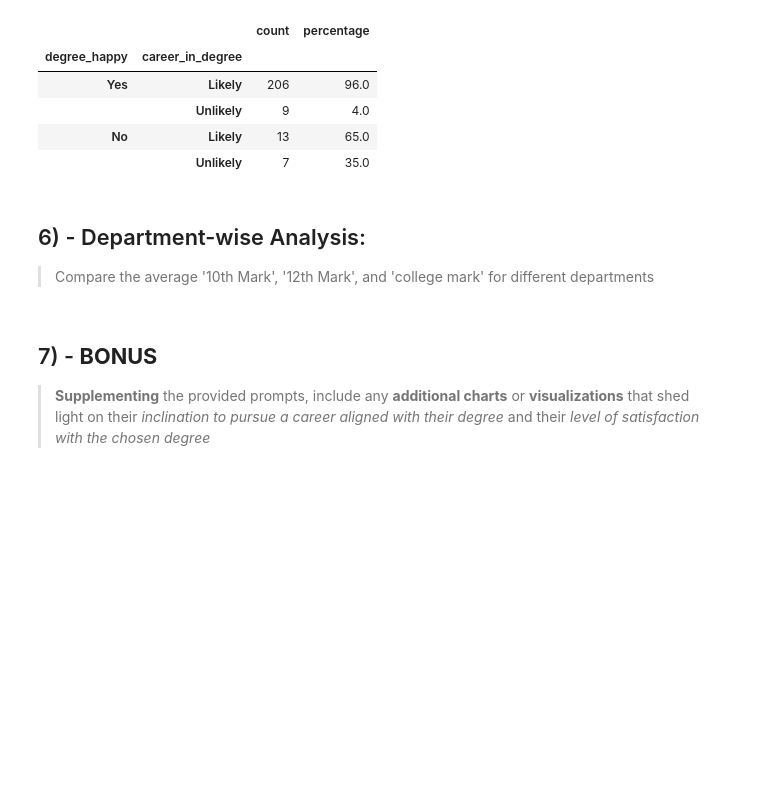
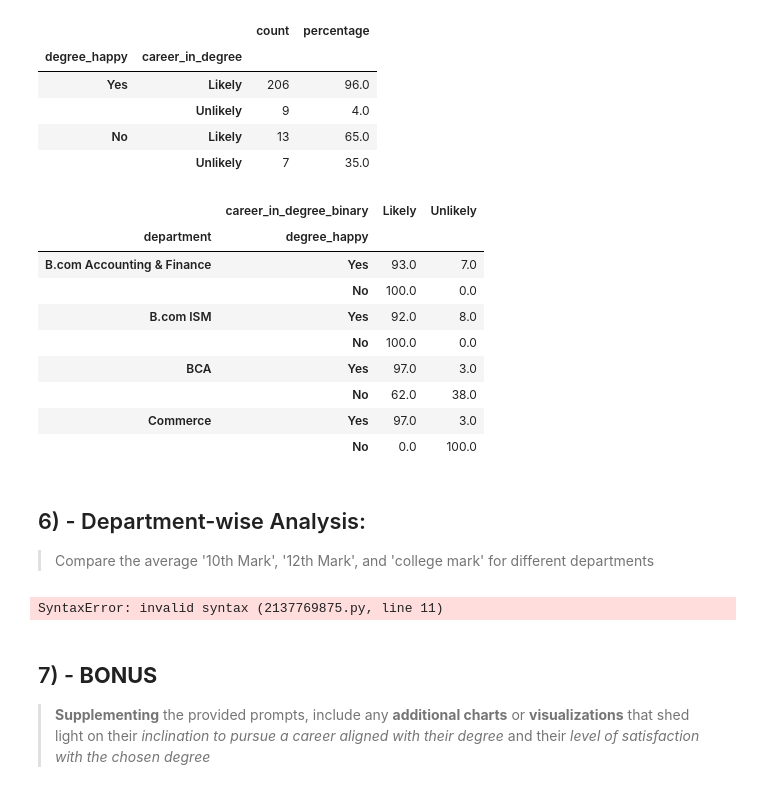
Before and after one commit to Claytor/vandy, a Jupyter notebook: notebooks/master.ipynb, the cells around one changed output. Drawn from its saved outputs; the diff is of its cells as text; code cells hidden in the pictures; blank space fills up the shorter version.

```diff
--- a/notebooks/master.ipynb
+++ b/notebooks/master.ipynb
@@ -829,0 +840,34 @@ fig_happy_likely_2.write_html('../dashboard/plotly_html/q5_happy_likely_2.html')
+# %%
+# Making dataframe for likelihood  to pursue career in degree based on degree happiness per department
+
+# Creating df for chart
+happy_likely_dept = df.copy()
+
+# Applying Mapping
+happy_likely_dept['career_in_degree_binary'] = happy_likely_dept['career_in_degree'].replace(happy_likely_binary_map)
+
+# Group by department, degree_happy, and career_in_degree_binary, then calculate the size
+dept_group = happy_likely_dept.groupby(['department', 'degree_happy', 'career_in_degree_binary']).size().reset_index(name='count')
+
+# Calculate total count per (department, degree_happy) group for percentage calculation
+total_count = happy_likely_dept.groupby(['department', 'degree_happy']).size().reset_index(name='total_count')
+
+# Merge and calculate percentage
+dept_group = dept_group.merge(total_count, on=['department', 'degree_happy'])
+dept_group['percentage'] = round((dept_group['count'] / dept_group['total_count']) * 100)
+# %%
+dept_happy_degree = dept_group.pivot_table(values='percentage',
+                                     index=['department', 'degree_happy'],
+                                     columns='career_in_degree_binary')
+dept_happy_degree
+# %% [output]
+|  | career_in_degree_binary | Likely | Unlikely |
+| department | degree_happy |  |  |
+| B.com Accounting & Finance | Yes | 93.0 | 7.0 |
+|  | No | 100.0 | 0.0 |
+| B.com ISM | Yes | 92.0 | 8.0 |
+|  | No | 100.0 | 0.0 |
+| BCA | Yes | 97.0 | 3.0 |
+|  | No | 62.0 | 38.0 |
+| Commerce | Yes | 97.0 | 3.0 |
+|  | No | 0.0 | 100.0 |
@@ -839,8 +917,10 @@ avg_marks_long = avg_marks.melt(id_vars='department', value_vars=['mark_10th', '
                                 var_name='exam', value_name='average_mark')
 # %%
 
+q6_department_wise_analysis
+
 # Creating a bar chart
-fig = px.bar(avg_marks_long, y='department', x='average_mark', color='exam',
+ = px.bar(avg_marks_long, y='department', x='average_mark', color='exam',
              title="Average 10th, 12th, and College Marks by Department",
              labels={'average_mark': 'Average Mark',
                      'exam': 'Exam',
@@ -853,6 +933,8 @@ fig.update_layout(xaxis_title='Department',
                   legend_title='Mark')
 
 fig.show()
+# %% [output]
+SyntaxError: invalid syntax (2137769875.py, line 11)
 # %% [markdown]
 ## 7) - **BONUS**
 > **Supplementing** the provided prompts, include any **additional charts** or **visualizations** that shed light on their *inclination to pursue a career aligned with their degree* and their *level of satisfaction with the chosen degree*
```
Also changed, not shown: parts of 6 cells of this notebook.
